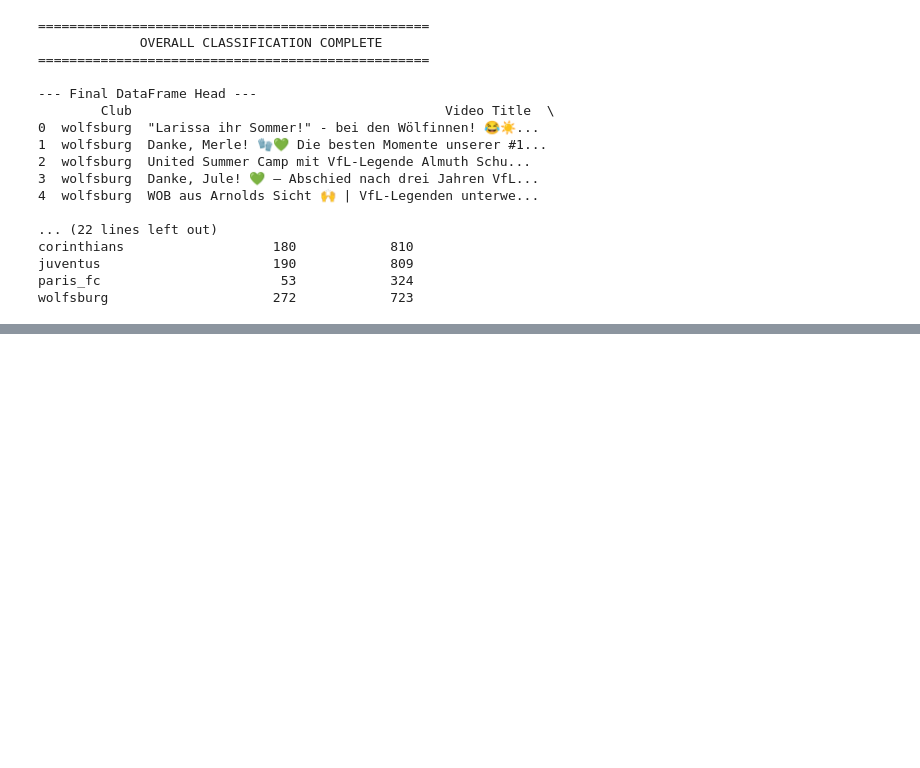
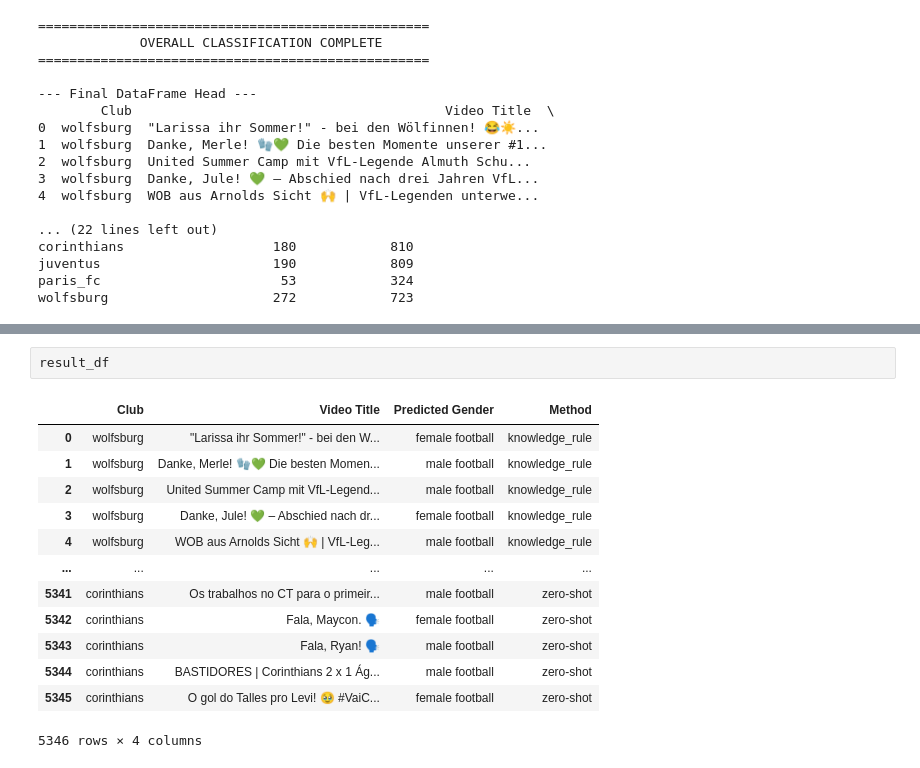
Before and after one commit to Dabo243/Bachelor2, a Jupyter notebook: Unified.ipynb, the cells around one changed output, grey strips where cells are left out. Cells and saved outputs as stored; diff of their text form; blank space fills up the shorter version.

```diff
--- a/Unified.ipynb
+++ b/Unified.ipynb
@@ -1385,0 +1400,16 @@ wolfsburg                     272            723
+# %%
+result_df
+# %% [output]
+|  | Club | Video Title | Predicted Gender | Method |
+| 0 | wolfsburg | "Larissa ihr Sommer!" - bei den W... | female football | knowledge_rule |
+| 1 | wolfsburg | Danke, Merle! 🧤💚 Die besten Momen... | male football | knowledge_rule |
+| 2 | wolfsburg | United Summer Camp mit VfL-Legend... | male football | knowledge_rule |
+| 3 | wolfsburg | Danke, Jule! 💚 – Abschied nach dr... | female football | knowledge_rule |
+| 4 | wolfsburg | WOB aus Arnolds Sicht 🙌 | VfL-Leg... | male football | knowledge_rule |
+| ... | ... | ... | ... | ... |
+| 5341 | corinthians | Os trabalhos no CT para o primeir... | male football | zero-shot |
+| 5342 | corinthians | Fala, Maycon. 🗣️ | female football | zero-shot |
+| 5343 | corinthians | Fala, Ryan! 🗣️ | male football | zero-shot |
+| 5344 | corinthians | BASTIDORES | Corinthians 2 x 1 Ág... | male football | zero-shot |
+| 5345 | corinthians | O gol do Talles pro Levi! 🥹 #VaiC... | female football | zero-shot |
+5346 rows × 4 columns
```
Also changed, not shown: parts of 3 cells of this notebook, 1 other file.
